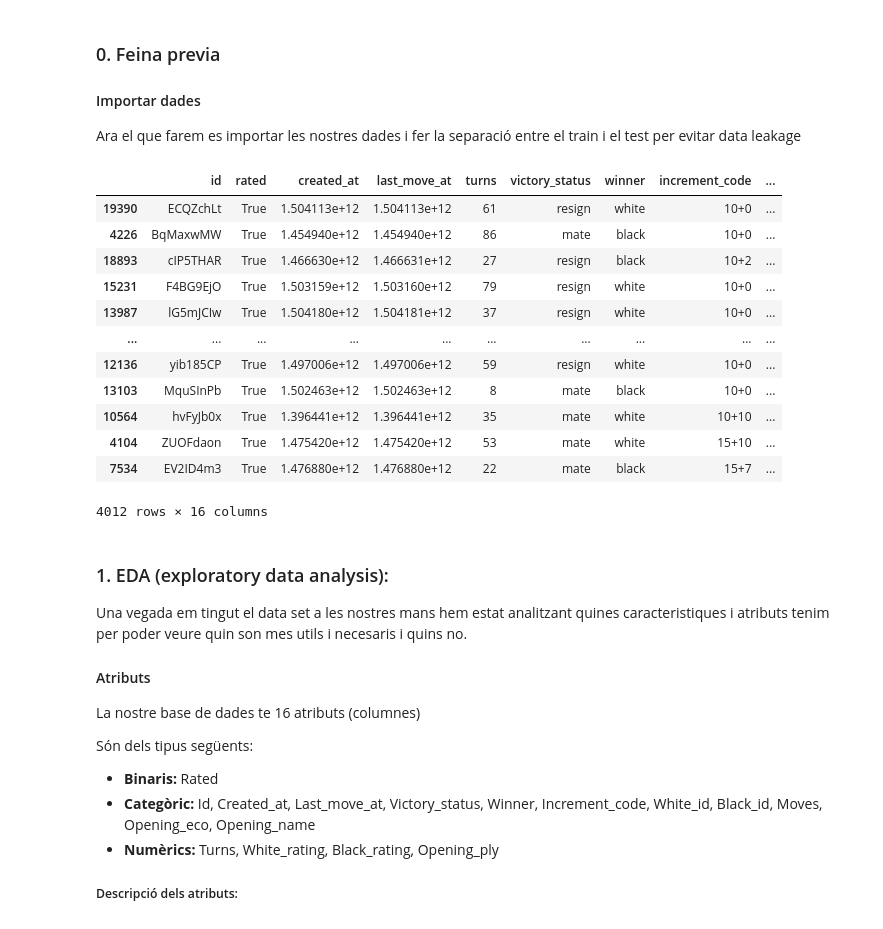
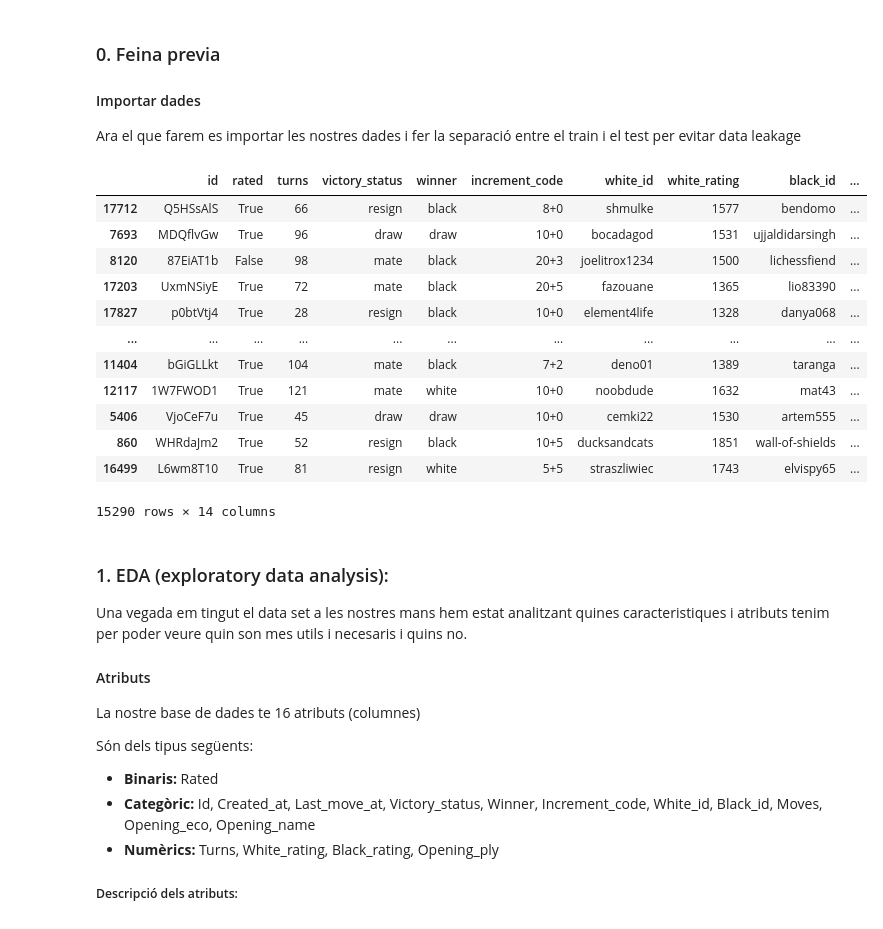
Before and after one commit to NIU1679937/ChestKaggle, a Jupyter notebook: Cas_Kaggle_ApC.ipynb, the cells around one changed output. Saved outputs shown, nothing was run; the diff lists cells and outputs as text; code cells hidden in the pictures.

```diff
--- a/Cas_Kaggle_ApC.ipynb
+++ b/Cas_Kaggle_ApC.ipynb
@@ -57,28 +57,6 @@ from sklearn.neighbors import KNeighborsClassifier
 from sklearn.model_selection import cross_val_score, GridSearchCV, train_test_split
 from sklearn.svm import SVC
 import time
-
-# Importar dades del CSV i separar
-dades = pd.read_csv('games.csv')
-
-train_set, test_set = train_test_split(dades,random_state=42,test_size=0.2)
-X_test = test_set.copy()
-
-X_test
-# %% [output]
-|  | id | rated | created_at | last_move_at | turns | victory_status | winner | increment_code | ... |
-| 19390 | ECQZchLt | True | 1.504113e+12 | 1.504113e+12 | 61 | resign | white | 10+0 | ... |
-| 4226 | BqMaxwMW | True | 1.454940e+12 | 1.454940e+12 | 86 | mate | black | 10+0 | ... |
-| 18893 | cIP5THAR | True | 1.466630e+12 | 1.466631e+12 | 27 | resign | black | 10+2 | ... |
-| 15231 | F4BG9EjO | True | 1.503159e+12 | 1.503160e+12 | 79 | resign | white | 10+0 | ... |
-| 13987 | lG5mJCIw | True | 1.504180e+12 | 1.504181e+12 | 37 | resign | white | 10+0 | ... |
-| ... | ... | ... | ... | ... | ... | ... | ... | ... | ... |
-| 12136 | yib185CP | True | 1.497006e+12 | 1.497006e+12 | 59 | resign | white | 10+0 | ... |
-| 13103 | MquSInPb | True | 1.502463e+12 | 1.502463e+12 | 8 | mate | black | 10+0 | ... |
-| 10564 | hvFyJb0x | True | 1.396441e+12 | 1.396441e+12 | 35 | mate | white | 10+10 | ... |
-| 4104 | ZUOFdaon | True | 1.475420e+12 | 1.475420e+12 | 53 | mate | white | 15+10 | ... |
-| 7534 | EV2ID4m3 | True | 1.476880e+12 | 1.476880e+12 | 22 | mate | black | 15+7 | ... |
-4012 rows × 16 columns
 # %%
 #Funcions Generiques que utilitzarem mes endavant
 
@@ -89,6 +66,29 @@ def eliminar_atributs(df, columnes_a_eliminar):
     return df_sense_atributs
 
 #
+# %%
+# Importar dades del CSV i separar
+dades = pd.read_csv('games.csv')
+
+dades = dades.drop(columns = ["created_at", "last_move_at"])
+dades = dades.drop_duplicates()
+
+train_set, test_set = train_test_split(dades,random_state=42,test_size=0.2)
+train_set
+# %% [output]
+|  | id | rated | turns | victory_status | winner | increment_code | white_id | white_rating | black_id | ... |
+| 17712 | Q5HSsAlS | True | 66 | resign | black | 8+0 | shmulke | 1577 | bendomo | ... |
+| 7693 | MDQflvGw | True | 96 | draw | draw | 10+0 | bocadagod | 1531 | ujjaldidarsingh | ... |
+| 8120 | 87EiAT1b | False | 98 | mate | black | 20+3 | joelitrox1234 | 1500 | lichessfiend | ... |
+| 17203 | UxmNSiyE | True | 72 | mate | black | 20+5 | fazouane | 1365 | lio83390 | ... |
+| 17827 | p0btVtj4 | True | 28 | resign | black | 10+0 | element4life | 1328 | danya068 | ... |
+| ... | ... | ... | ... | ... | ... | ... | ... | ... | ... | ... |
+| 11404 | bGiGLLkt | True | 104 | mate | black | 7+2 | deno01 | 1389 | taranga | ... |
+| 12117 | 1W7FWOD1 | True | 121 | mate | white | 10+0 | noobdude | 1632 | mat43 | ... |
+| 5406 | VjoCeF7u | True | 45 | draw | draw | 10+0 | cemki22 | 1530 | artem555 | ... |
+| 860 | WHRdaJm2 | True | 52 | resign | black | 10+5 | ducksandcats | 1851 | wall-of-shields | ... |
+| 16499 | L6wm8T10 | True | 81 | resign | white | 5+5 | straszliwiec | 1743 | elvispy65 | ... |
+15290 rows × 14 columns
 # %% [markdown]
 ### 1. EDA (exploratory data analysis):
 
```
Also changed, not shown: parts of 12 cells of this notebook.
